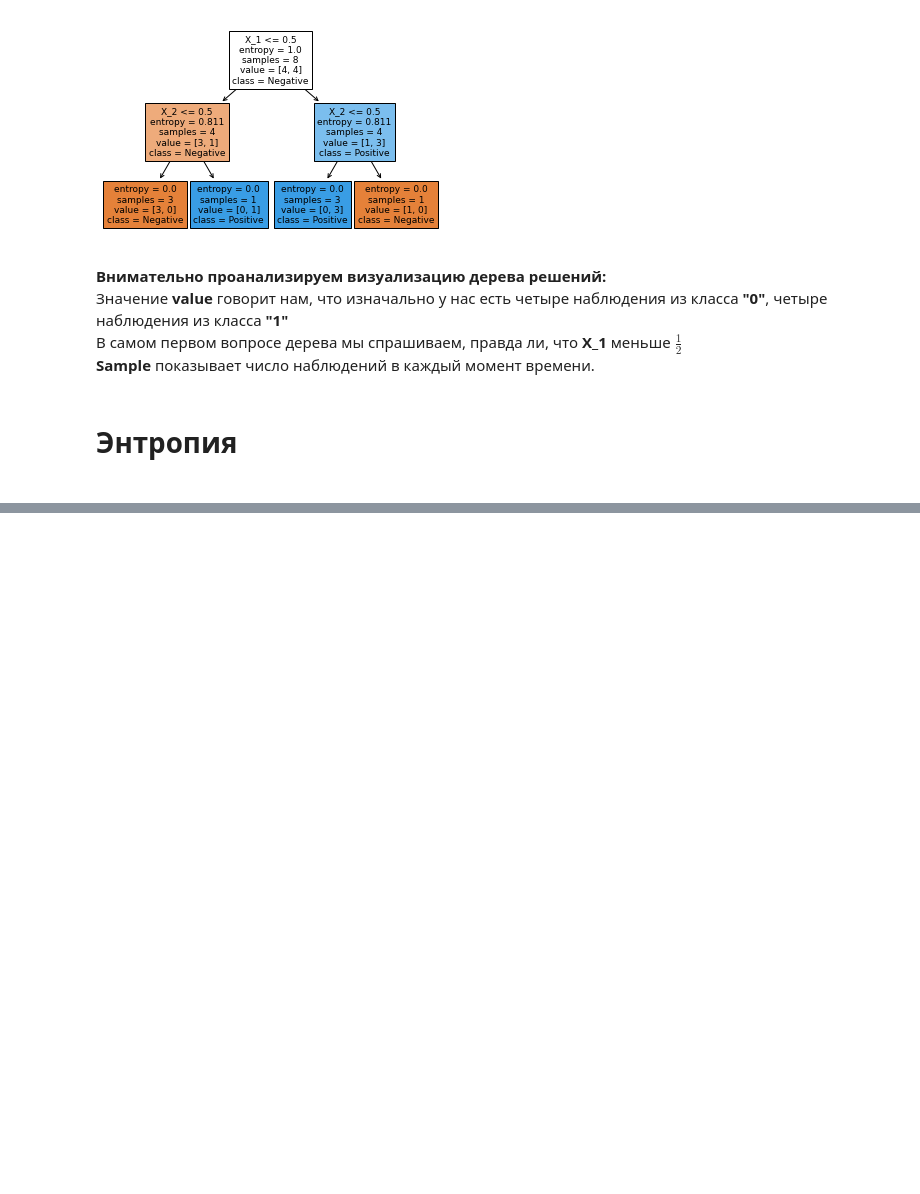
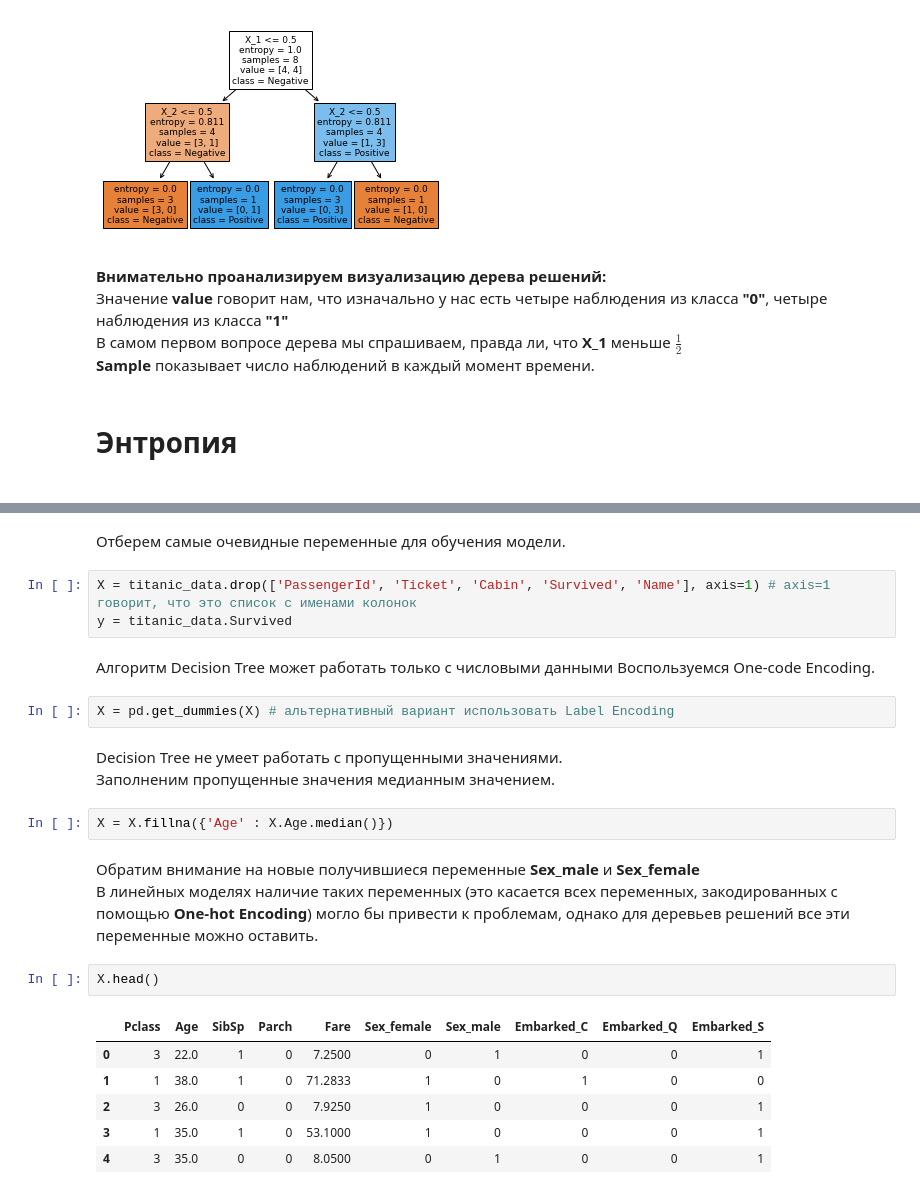
Before and after one commit to AnatoliyZhuk/Knowledge, a Jupyter notebook: Introduction_To_Data_Science/IntroToDataScience.ipynb, the cells around one changed output, grey strips where cells are left out. Cells and saved outputs as stored; diff of their text form; blank space fills up the shorter version.

```diff
--- a/Introduction_To_Data_Science/IntroToDataScience.ipynb
+++ b/Introduction_To_Data_Science/IntroToDataScience.ipynb
@@ -105,0 +152,27 @@ $$E(Y|X) = \frac{n_0}{N} * E_0 +  \frac{n_1}{N} * E_1 $$
+# %% [markdown]
+Отберем самые очевидные переменные для обучения модели.
+# %%
+X = titanic_data.drop(['PassengerId', 'Ticket', 'Cabin', 'Survived', 'Name'], axis=1) # axis=1 говорит, что это список с именами колонок
+y = titanic_data.Survived
+# %% [markdown]
+Алгоритм Decision Tree может работать только с числовыми данными
+Воспользуемся One-code Encoding.
+# %%
+X = pd.get_dummies(X) # альтернативный вариант использовать Label Encoding
+# %% [markdown]
+Decision Tree не умеет работать с пропущенными значениями.<br/>
+Заполненим пропущенные значения медианным значением.
+# %%
+X = X.fillna({'Age' : X.Age.median()})
+# %% [markdown]
+Обратим внимание на новые получившиеся переменные **Sex_male** и **Sex_female**<br/>
+В линейных моделях наличие таких переменных (это касается всех переменных, закодированных с помощью **One-hot Encoding**) могло бы привести к проблемам, однако для деревьев решений все эти переменные можно оставить.
+# %%
+X.head()
+# %% [output]
+|  | Pclass | Age | SibSp | Parch | Fare | Sex_female | Sex_male | Embarked_C | Embarked_Q | Embarked_S |
+| 0 | 3 | 22.0 | 1 | 0 | 7.2500 | 0 | 1 | 0 | 0 | 1 |
+| 1 | 1 | 38.0 | 1 | 0 | 71.2833 | 1 | 0 | 1 | 0 | 0 |
+| 2 | 3 | 26.0 | 0 | 0 | 7.9250 | 1 | 0 | 0 | 0 | 1 |
+| 3 | 1 | 35.0 | 1 | 0 | 53.1000 | 1 | 0 | 0 | 0 | 1 |
+| 4 | 3 | 35.0 | 0 | 0 | 8.0500 | 0 | 1 | 0 | 0 | 1 |
```
Also changed, not shown: parts of 67 cells of this notebook.
